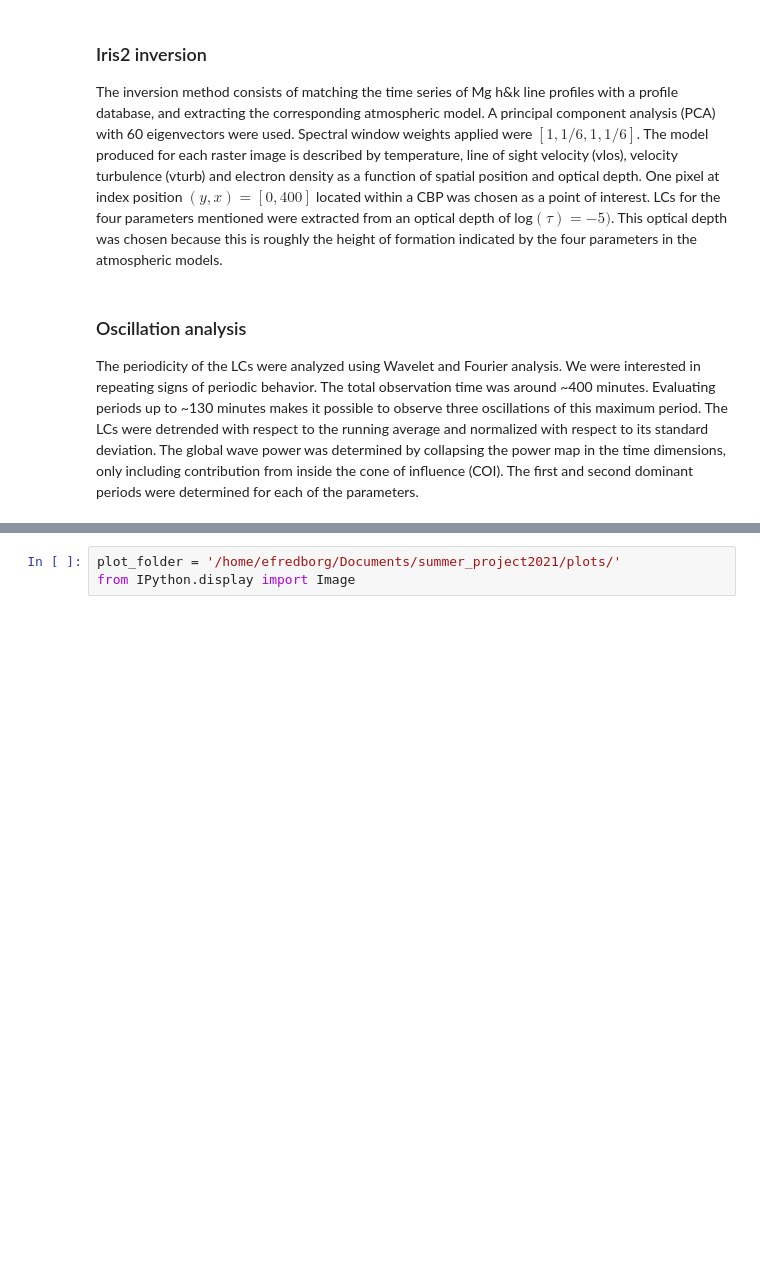
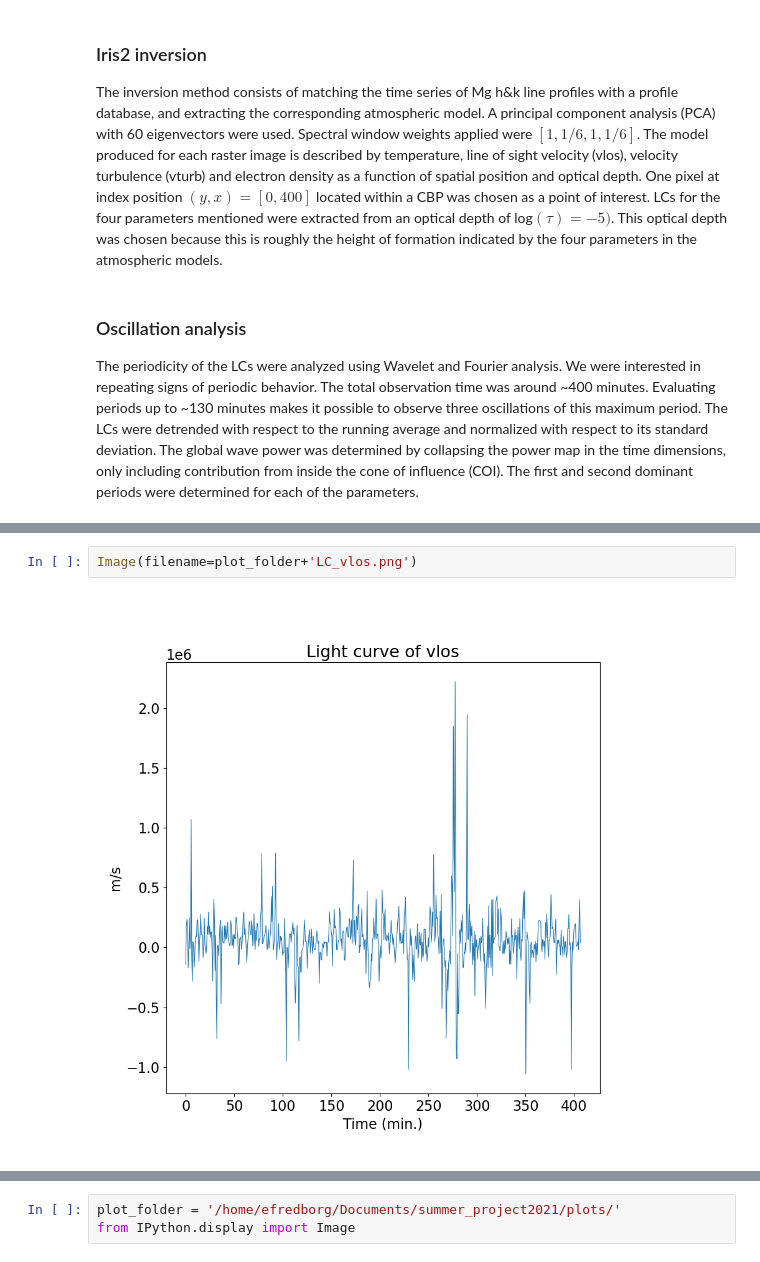
Before and after one commit to efredborg/summer_project2021, a Jupyter notebook: report/report.ipynb, the cells around one changed output, grey strips where cells are left out. Drawn from its saved outputs; the diff is of its cells as text; blank space fills up the shorter version.

```diff
--- a/report/report.ipynb
+++ b/report/report.ipynb
@@ -22,0 +30,4 @@ The wave power for each of the four parameters are presented below containing an
+# %%
+Image(filename=plot_folder+'LC_vlos.png')
+# %% [output]
+[figure, added]
```
Also changed, not shown: parts of 18 cells of this notebook, 32 other files.
